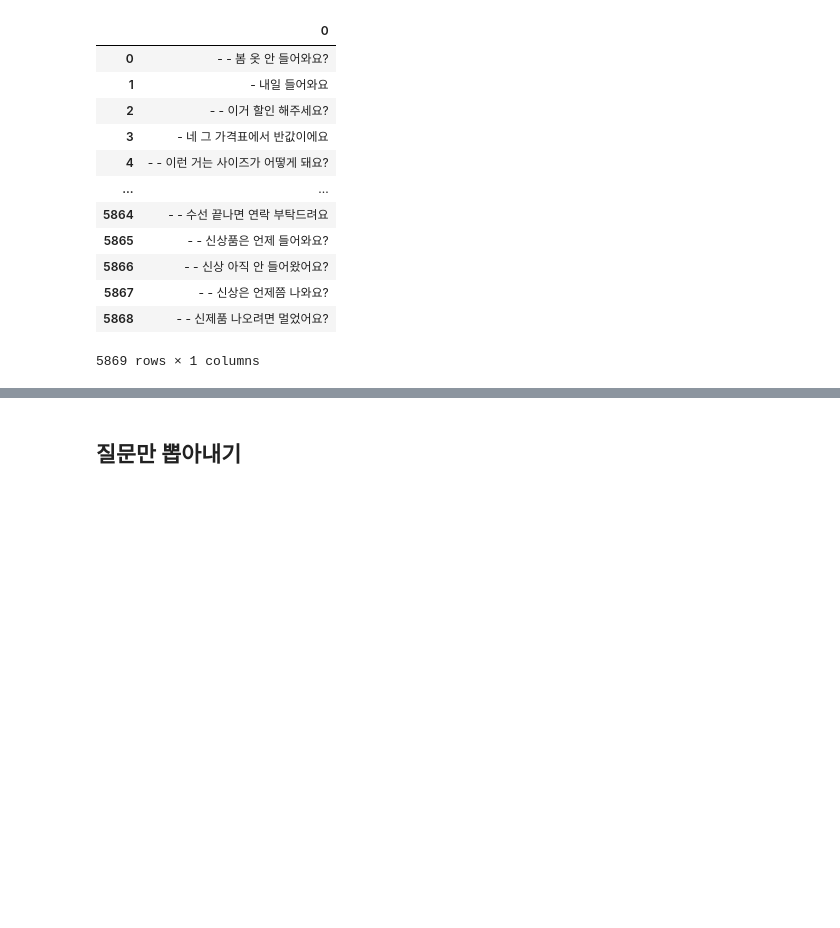
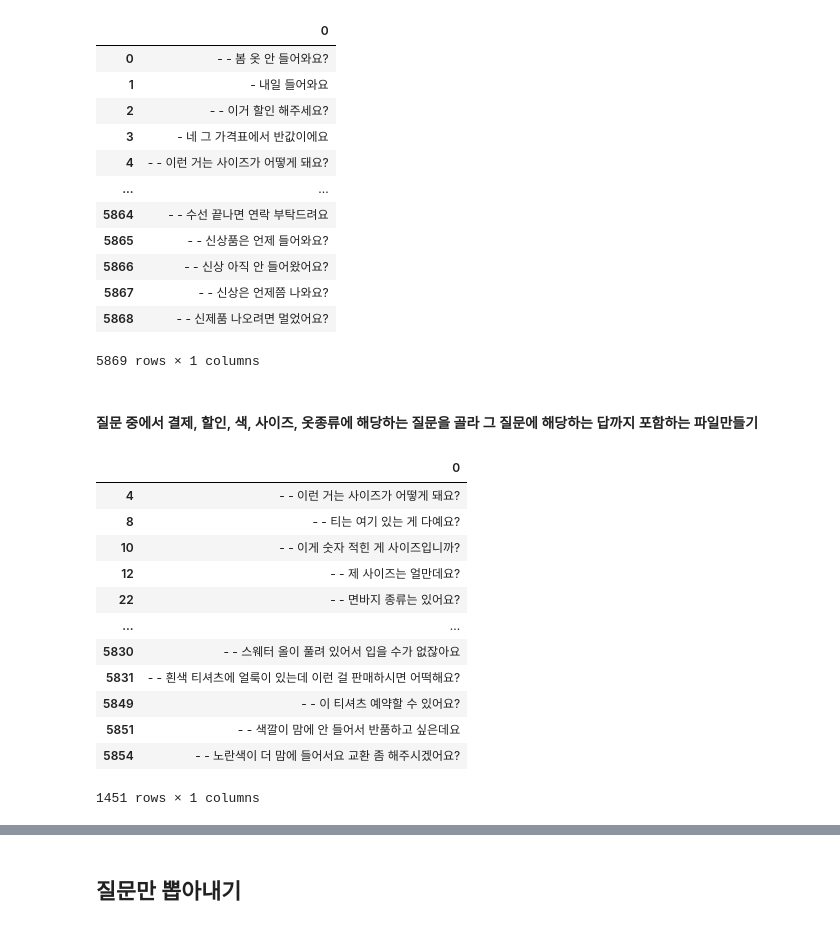
Before and after one commit to YueunKim/Project_fashion, a Jupyter notebook: question.ipynb, the cells around one changed output, grey strips where cells are left out. Cells and saved outputs as stored; diff of their text form; code cells hidden in the pictures; blank space fills up the shorter version.

```diff
--- a/question.ipynb
+++ b/question.ipynb
@@ -22,0 +21,4 @@ dd
+# %% [markdown]
+#### 질문 중에서 결제, 할인, 색, 사이즈, 옷종류에 해당하는 질문을 골라 그 질문에 해당하는 답까지 포함하는 파일만들기
+# %%
+df1 = df.loc[df[0].str.contains('- -')]
@@ -22,0 +30,18 @@ dd
+# %%
+df2 = df1.loc[df1[0].str.contains('현금|카드|삼성페이|카카오페이|현찰|계좌이체|할부|상품권|결제|색|컬러|네이비|블랙|레드|사이즈|라지|종류|원피스|조끼|코트|청바지|블라우스|니트|패딩|잠옷|히트텍|복|귀걸이|파카|바지|코트|티|정장|치마|셔츠|남방|잠바|재킷|후드|모자|가방|레깅스|스웨터|스카프|점퍼|양말|맨투맨|타이|운동|바람|머플러|메리야스|슬랙스|스커트|양복|마이|목도리|디건')]
+# %%
+df2
+# %% [output]
+|  | 0 |
+| 4 | - - 이런 거는 사이즈가 어떻게 돼요? |
+| 8 | - - 티는 여기 있는 게 다예요? |
+| 10 | - - 이게 숫자 적힌 게 사이즈입니까? |
+| 12 | - - 제 사이즈는 얼만데요? |
+| 22 | - - 면바지 종류는 있어요? |
+| ... | ... |
+| 5830 | - - 스웨터 올이 풀려 있어서 입을 수가 없잖아요 |
+| 5831 | - - 흰색 티셔츠에 얼룩이 있는데 이런 걸 판매하시면 어떡해요? |
+| 5849 | - - 이 티셔츠 예약할 수 있어요? |
+| 5851 | - - 색깔이 맘에 안 들어서 반품하고 싶은데요 |
+| 5854 | - - 노란색이 더 맘에 들어서요 교환 좀 해주시겠어요? |
+1451 rows × 1 columns
```
Also changed, not shown: parts of 15 cells of this notebook, 1 other file.
